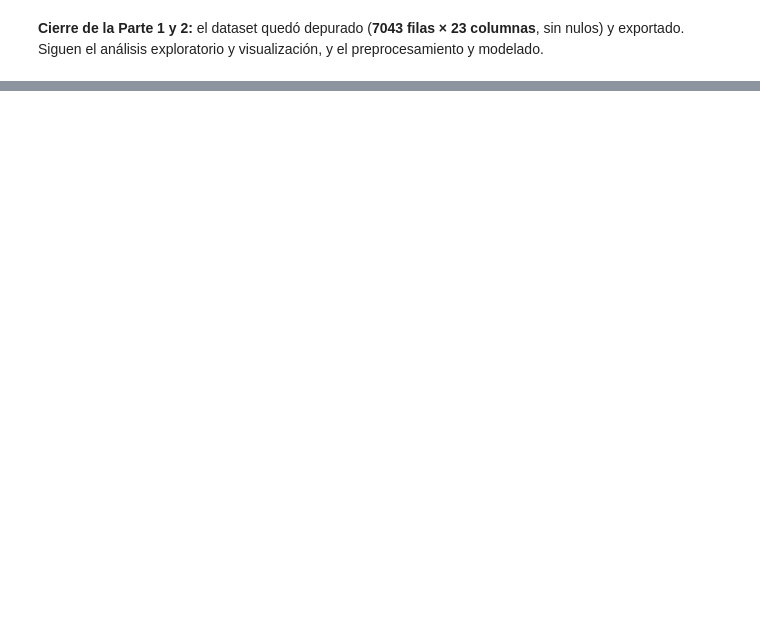
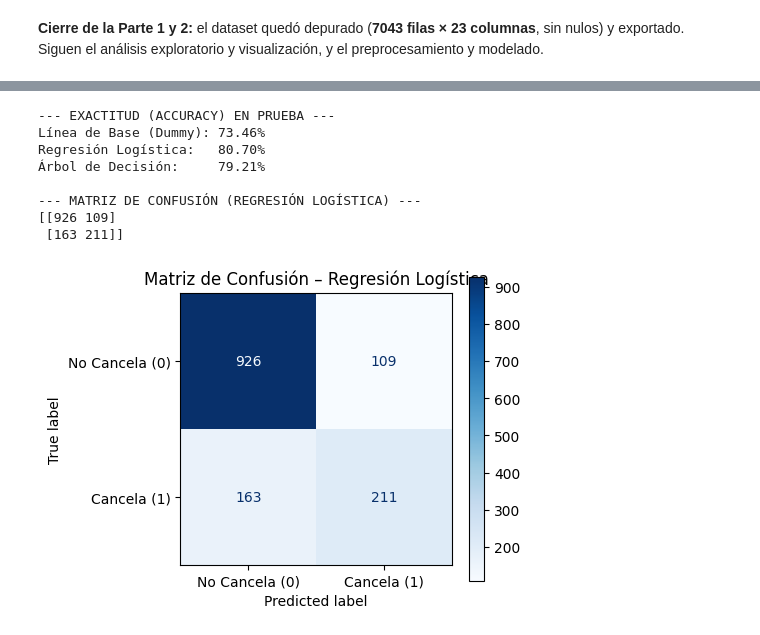
Before and after one commit to rociojuarez/analisis-de-datos-telco-churn, a Jupyter notebook: notebooks/TPI_Analisis_de_Datos.ipynb, the cells around one changed output, grey strips where cells are left out. Drawn from its saved outputs; the diff is of its cells as text; code cells hidden in the pictures; blank space fills up the shorter version.

Commit message:
Modelado predictivo completo (pasos 11 a 13), regresión lineal, preprocesamiento sin data leakage y clasificación

```diff
--- a/notebooks/TPI_Analisis_de_Datos.ipynb
+++ b/notebooks/TPI_Analisis_de_Datos.ipynb
@@ -444,0 +764,50 @@ df_listo.dtypes.astype(str).value_counts()
+# %%
+# ==============================================================================
+#           PASO 4: ENTRENAMIENTO Y EVALUACIÓN DE CLASIFICACIÓN
+# ==============================================================================
+
+# 1. Instanciamos modelos
+modelo_log = LogisticRegression(random_state=42, max_iter=1000)
+modelo_arbol = DecisionTreeClassifier(max_depth=4, random_state=42)
+baseline_clf = DummyClassifier(strategy="most_frequent")
+
+# 2. Entrenamos con los datos preprocesados de Train
+modelo_log.fit(X_train_prep, y_train)
+modelo_arbol.fit(X_train_prep, y_train)
+baseline_clf.fit(X_train_prep, y_train)
+
+# 3. Predecimos sobre el conjunto de Test
+y_pred_log = modelo_log.predict(X_test_prep)
+y_pred_arbol = modelo_arbol.predict(X_test_prep)
+y_pred_base = baseline_clf.predict(X_test_prep)
+
+# 4. Comparamos Exactitud (Accuracy)
+print("--- EXACTITUD (ACCURACY) EN PRUEBA ---")
+print(f"Línea de Base (Dummy): {accuracy_score(y_test, y_pred_base)*100:.2f}%")
+print(f"Regresión Logística:   {accuracy_score(y_test, y_pred_log)*100:.2f}%")
+print(f"Árbol de Decisión:     {accuracy_score(y_test, y_pred_arbol)*100:.2f}%\n")
+
+# 5. Matriz de Confusión del modelo principal (Regresión Logística)
+print("--- MATRIZ DE CONFUSIÓN (REGRESIÓN LOGÍSTICA) ---")
+print(confusion_matrix(y_test, y_pred_log))
+
+fig, ax = plt.subplots(figsize=(5, 4))
+ConfusionMatrixDisplay.from_predictions(
+    y_test, y_pred_log,
+    display_labels=["No Cancela (0)", "Cancela (1)"],
+    cmap="Blues",
+    ax=ax
+)
+ax.set_title("Matriz de Confusión – Regresión Logística")
+plt.tight_layout()
+plt.show()
+# %% [output]
+--- EXACTITUD (ACCURACY) EN PRUEBA ---
+Línea de Base (Dummy): 73.46%
+Regresión Logística:   80.70%
+Árbol de Decisión:     79.21%
+
+--- MATRIZ DE CONFUSIÓN (REGRESIÓN LOGÍSTICA) ---
+[[926 109]
+ [163 211]]
+[figure, added]
```
Also changed, not shown: parts of 29 cells of this notebook.
